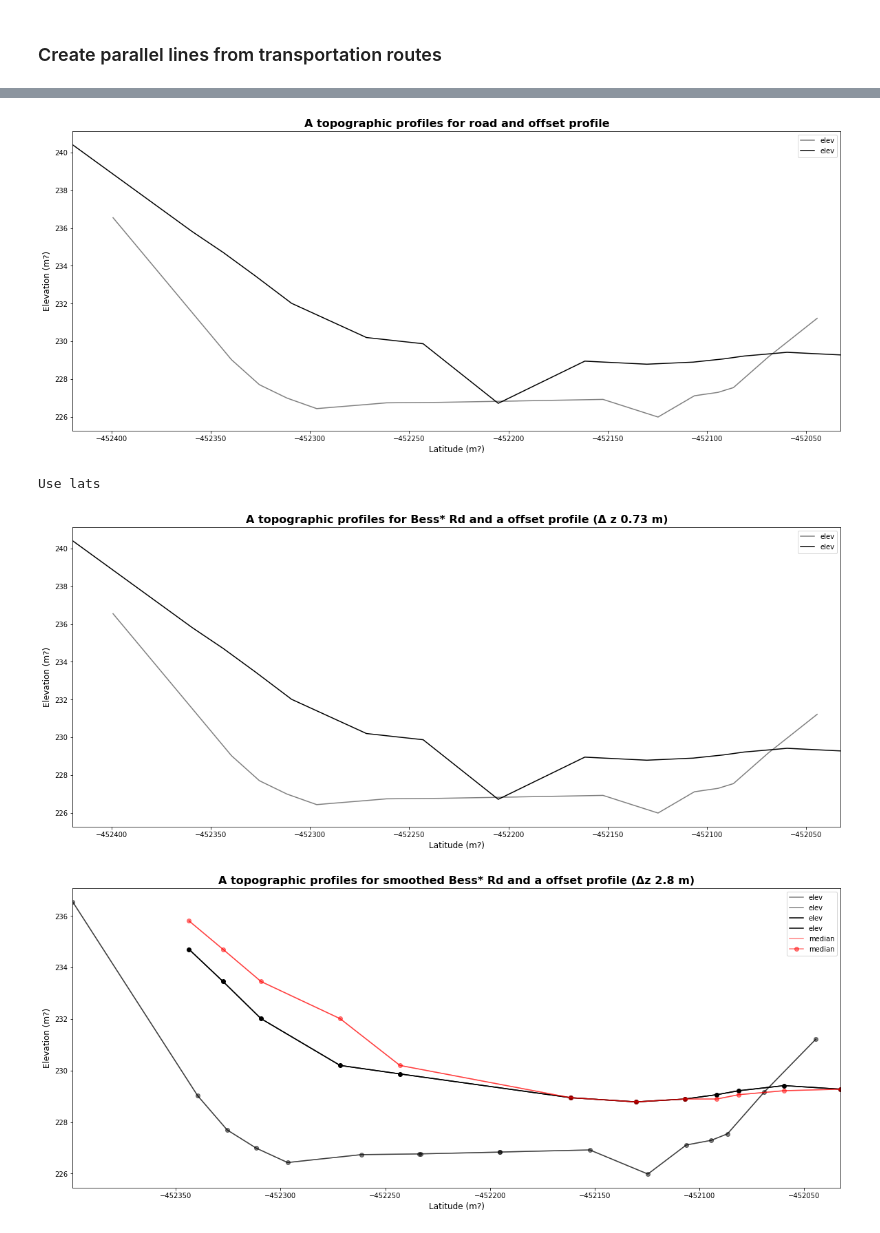
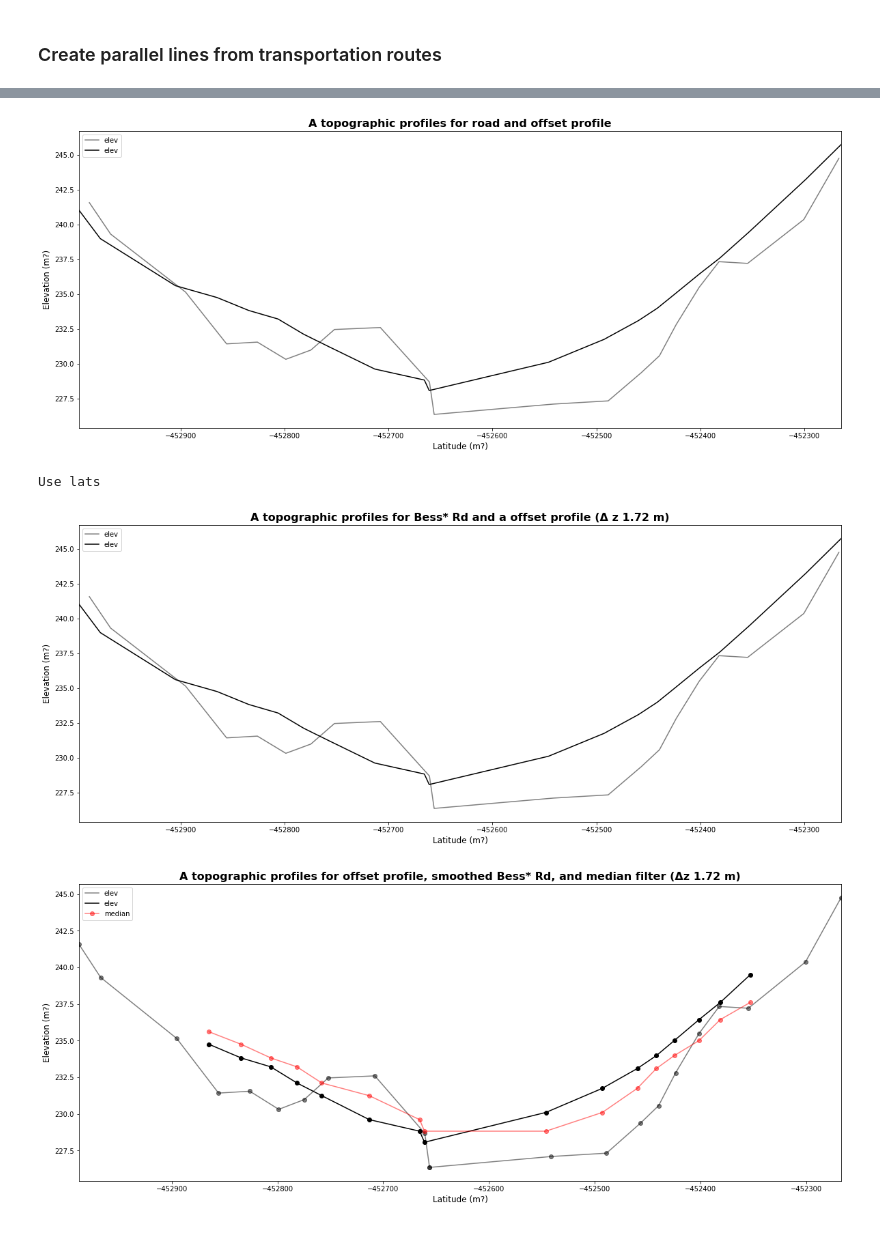
Before and after one commit to Dewberry/fcast, a Jupyter notebook: transit/advanced_profile_creation-Dev.ipynb, the cells around one changed output, grey strips where cells are left out. Cells and saved outputs as stored; diff of their text form; code cells hidden in the pictures.

Commit message:
Confirm code runs
Confirmed that code has run with all three sample roads

```diff
--- a/transit/advanced_profile_creation-Dev.ipynb
+++ b/transit/advanced_profile_creation-Dev.ipynb
@@ -28,8 +28,9 @@ dem = "/mnt/c/gis/fcast_data/tiffs/c67567_aoi.tif"
 ### Create parallel lines from transportation routes
 # %%
 # Set variables based on GIS
-buffer_dist = 200
-offset_dist = 45
+# Offsets: Bess (45), Cos (14), Pue (10)
+buffer_dist = 400
+offset_dist = 15
 
 # Code to execute
 gdf_streams = gpd.read_file(streams)
@@ -85,7 +86,7 @@ def multi_to_single_lines(input_lines:gpd.geoseries.GeoSeries, column_name:str)
     return out_gdf
 # %%
 # Set variables
-rough_name = 'Bess'
+rough_name = 'Pue'
 new_column_name = 'roads'
 
 # Usure all roads are single lines and select out the Bess* one
@@ -117,8 +118,8 @@ def get_topo_from_line(line:str, dem:str) -> pd.core.frame.DataFrame:
     return df
 # %%
 # Grab topographic data along lines
-road_profile = get_topo_from_line(bess_road.geometry[0], dem)
-left_offset_profile = get_topo_from_line(bess_offset_lines.geometry[0], dem)
+road_profile = get_topo_from_line(list(bess_road.geometry)[0], dem)
+left_offset_profile = get_topo_from_line(list(bess_offset_lines.geometry)[0], dem)
 
 # Showcase the results for Bess* road
 fig, ax = plt.subplots(figsize = (20,8))
@@ -128,7 +129,7 @@ ax.set_ylabel("Elevation (m?)", fontsize=12)
 ax.set_xlabel("Latitude (m?)", fontsize=12)
 ax.set_title("A topographic profiles for road and offset profile", fontsize=16, fontweight='bold');
 # %% [output]
-[figure, old version]
+[figure, new version]
 # %%
 # Outline basic workflow for choosing lats vs lons
 def plot_lat_or_long(df:pd.core.frame.DataFrame, threshold:int) -> None:
@@ -158,7 +159,7 @@ ax.set_xlabel("Latitude (m?)", fontsize=12)
 ax.set_title("A topographic profiles for Bess* Rd and a offset profile (\u0394 z {} m)".format(delta_z),
              fontsize=16, fontweight='bold');
 # %% [output]
-[figure, old version]
+[figure, new version]
 # %%
 # Set variables
 window_size = 3
@@ -174,24 +175,19 @@ road_profile.drop(road_profile[road_profile['z_delta'] > delta_threshold].index,
 # %%
 # Recalculated delta-elevation
 offset_min = min(left_offset_profile.elev)
 road_min = min(road_profile.elev)
 delta_z = round(road_min - offset_min, 2)
 
 # Show off results
 fig, ax = plt.subplots(figsize = (20,8))
 
-left_offset_profile.plot(x='lat',y='elev', color='k', alpha=0.5, ax=ax);
 left_offset_profile.plot(x='lat',y='elev', color='k', marker='o', alpha=0.5, ax=ax);
-
-road_profile.plot(x='lat',y='elev', color='k', ax=ax);
 road_profile.plot(x='lat',y='elev', color='k', marker='o', ax=ax);
-
-road_profile.plot(x='lat',y='median', color='r', alpha=0.5, ax=ax);
 road_profile.plot(x='lat',y='median', color='r', alpha=0.5, marker='o', ax=ax);
 
 ax.set_ylabel("Elevation (m?)", fontsize=12)
 ax.set_xlabel("Latitude (m?)", fontsize=12)
-ax.set_title("A topographic profiles for smoothed Bess* Rd and a offset profile (\u0394z {} m)".format(delta_z),
+ax.set_title("A topographic profiles for offset profile, smoothed Bess* Rd, and median filter (\u0394z {} m)".format(delta_z),
              fontsize=16, fontweight='bold');
 # %% [output]
-[figure, old version]
+[figure, new version]
```
Also changed, not shown: parts of 2 cells of this notebook.
